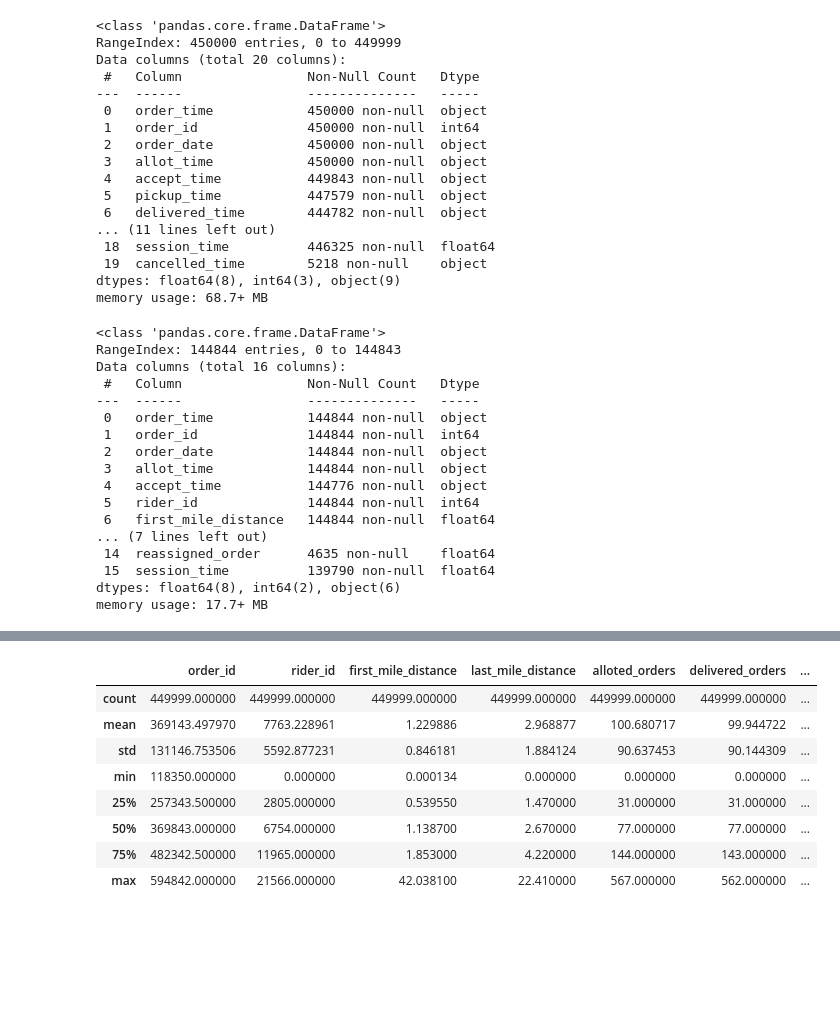
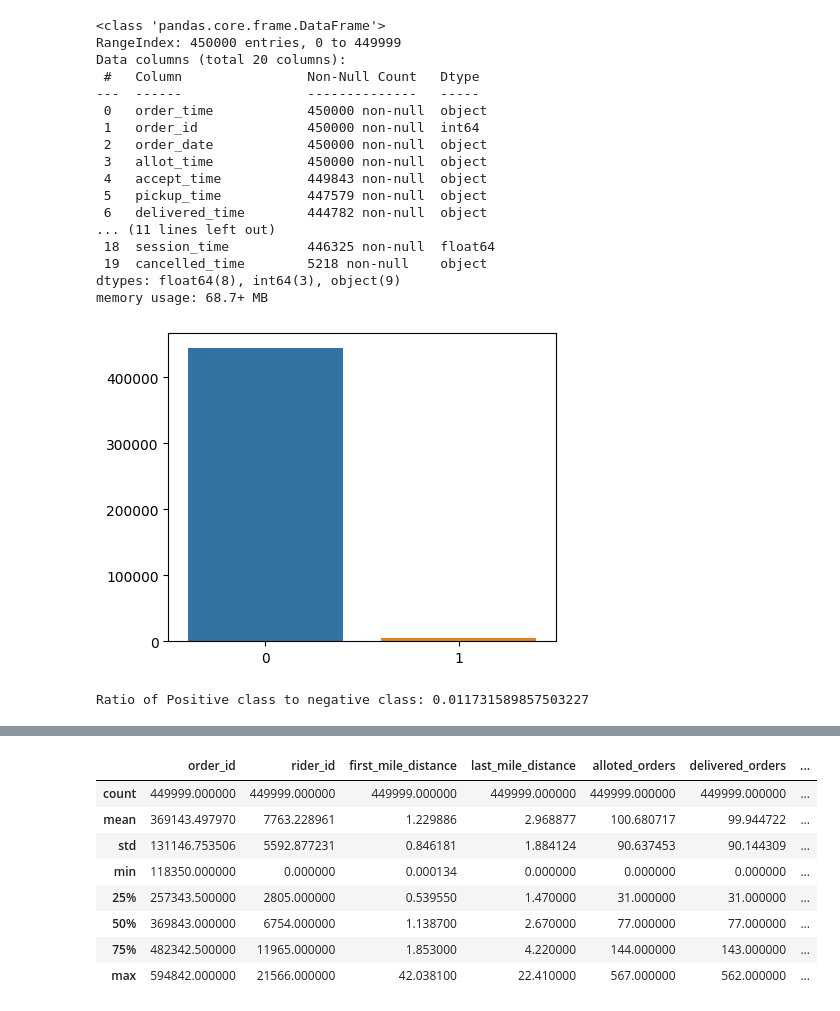
Before and after one commit to 07UPENDRA/Rider-driven-cancellation-Prediction, a Jupyter notebook: final_code.ipynb, the cells around one changed output, grey strips where cells are left out. Drawn from its saved outputs; the diff is of its cells as text; code cells hidden in the pictures; blank space fills up the shorter version.

```diff
--- a/final_code.ipynb
+++ b/final_code.ipynb
@@ -34,0 +18,3 @@ test_dataset.head()
+# %%
+# read dataset
+dataset = pd.read_csv('data.csv')
@@ -52,24 +48,15 @@ Data columns (total 20 columns):
  19  cancelled_time        5218 non-null    object
 dtypes: float64(8), int64(3), object(9)
 memory usage: 68.7+ MB
-# %%
-test_dataset.info()
-# %% [output]
-<class 'pandas.core.frame.DataFrame'>
-RangeIndex: 144844 entries, 0 to 144843
-Data columns (total 16 columns):
- #   Column                Non-Null Count   Dtype
----  ------                --------------   -----
- 0   order_time            144844 non-null  object
- 1   order_id              144844 non-null  int64
- 2   order_date            144844 non-null  object
- 3   allot_time            144844 non-null  object
- 4   accept_time           144776 non-null  object
- 5   rider_id              144844 non-null  int64
- 6   first_mile_distance   144844 non-null  float64
-... (7 lines left out)
- 14  reassigned_order      4635 non-null    float64
- 15  session_time          139790 non-null  float64
-dtypes: float64(8), int64(2), object(6)
-memory usage: 17.7+ MB
+# %%
+# Class distribution
+plt.figure(figsize=(5,4))
+sns.barplot(x=list(dataset['cancelled'].value_counts().keys()), y=list(dataset['cancelled'].value_counts()))
+plt.show()
+# %% [output]
+[figure, added]
+# %%
+print(f"Ratio of Positive class to negative class: {dataset['cancelled'].value_counts()[1]/dataset['cancelled'].value_counts()[0]}")
+# %% [output]
+Ratio of Positive class to negative class: 0.011731589857503227
 # %%
```
Also changed, not shown: parts of 56 cells of this notebook.
